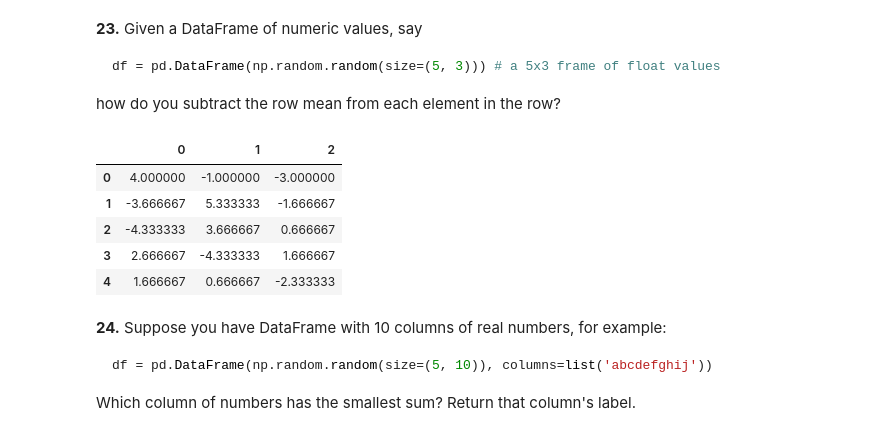
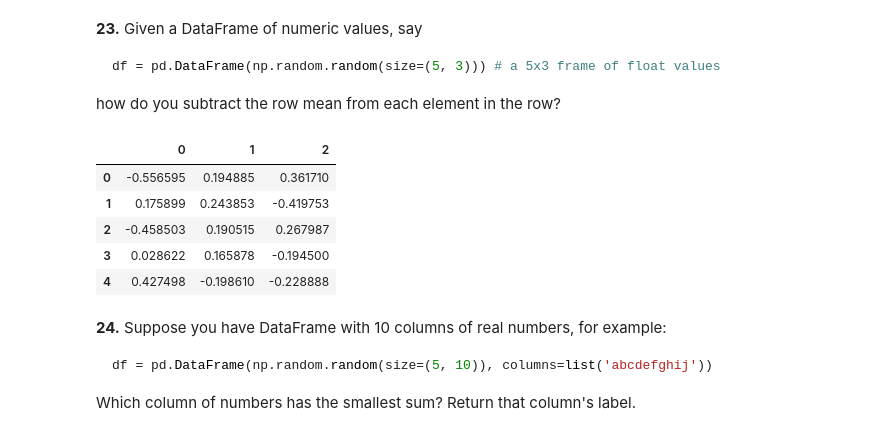
Before and after one commit to markoechevarria/math-to-ml, a Jupyter notebook: python-numerical-exercises/100-pandas-puzzles.ipynb, the cells around one changed output. Saved outputs shown, nothing was run; the diff lists cells and outputs as text; code cells hidden in the pictures.

```diff
--- a/python-numerical-exercises/100-pandas-puzzles.ipynb
+++ b/python-numerical-exercises/100-pandas-puzzles.ipynb
@@ -325,15 +337,15 @@ df = pd.DataFrame(np.random.random(size=(5, 3))) # a 5x3 frame of float values
 
 how do you subtract the row mean from each element in the row?
 # %%
-df = pd.DataFrame(np.round(np.random.random(size=(5, 3))*10).astype(int))
-(df.T - df.T.mean()).T
+df = pd.DataFrame(np.random.random(size=(5, 3)))
+(df.T - df.T.mean() ).T
 # %% [output]
 |  | 0 | 1 | 2 |
-| 0 | 4.000000 | -1.000000 | -3.000000 |
-| 1 | -3.666667 | 5.333333 | -1.666667 |
-| 2 | -4.333333 | 3.666667 | 0.666667 |
-| 3 | 2.666667 | -4.333333 | 1.666667 |
-| 4 | 1.666667 | 0.666667 | -2.333333 |
+| 0 | -0.556595 | 0.194885 | 0.361710 |
+| 1 | 0.175899 | 0.243853 | -0.419753 |
+| 2 | -0.458503 | 0.190515 | 0.267987 |
+| 3 | 0.028622 | 0.165878 | -0.194500 |
+| 4 | 0.427498 | -0.198610 | -0.228888 |
 # %% [markdown]
 **24.** Suppose you have DataFrame with 10 columns of real numbers, for example:
 
```
Also changed, not shown: parts of 4 cells of this notebook.
